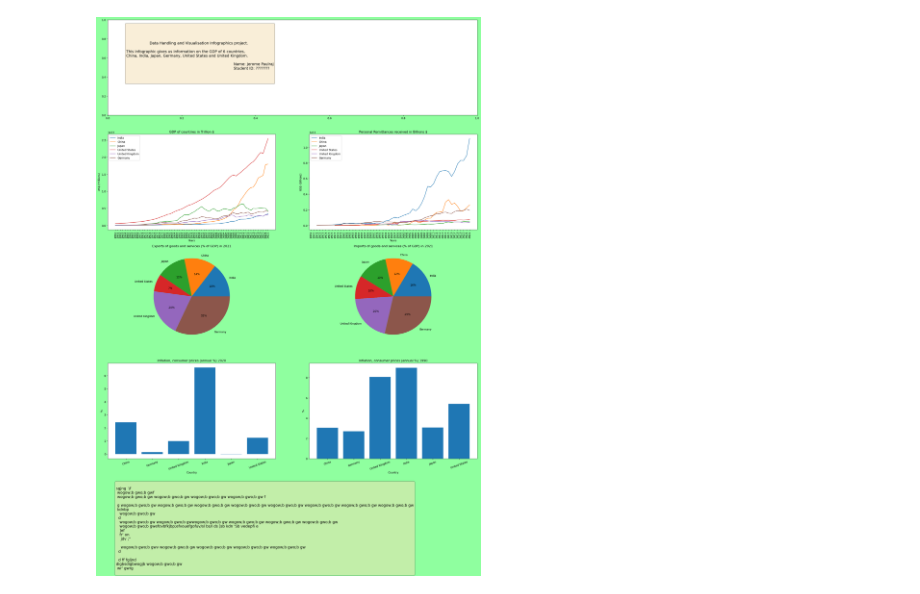
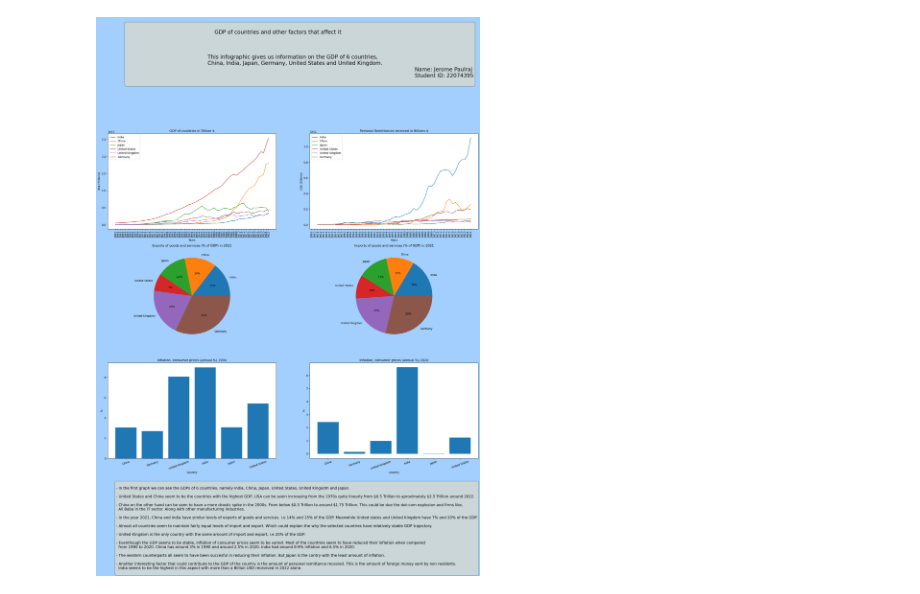
Before and after one commit to jerome-p/DHV_infographics_project, a Jupyter notebook: DHV_Infographics_Project.ipynb, the cells around one changed output. Cells and saved outputs as stored; diff of their text form; code cells hidden in the pictures.

Commit message:
Updated Code. Need to rename functions and clean up code. Also need to Shift all code into one cell. Maybe try and make the image look better.

```diff
--- a/DHV_Infographics_Project.ipynb
+++ b/DHV_Infographics_Project.ipynb
@@ -396,47 +186,29 @@ data, dataT = load_data(
     'economy_growth.csv',
     countries)
 
-# gs = gridspec.GridSpec(3, 3)
-# ax1 = plt.subplot(gs[25,:])
 
-# fig1, ax = plt.subplots(7, 1, figsize = [25, 25])
 fig = plt.figure(figsize=[25,25])
+
 
 # plt.suptitle('Test Title - 22078325792', verticalalignment='top')
 
 plt.subplot(711)
-# props = dict(boxstyle='round', facecolor='wheat', alpha=0.5)
+props = dict(boxstyle='round', facecolor='wheat', alpha=0.5)
 
 textstr = """
+                                                    GDP of countries and other factors that affect it
 
 
 
-                    Data Handling and Visualisation Infographics project.
-
-This infographic gives us information on the GDP of 6 countries,
-China, India, Japan, Germany, United States and United Kingdom.
-
-                                                                                            Name: Jerome Paulraj
-                                                                                            Student ID: ???????
-
-
+                                                This infographic gives us information on the GDP of 6 countries,
+                                                China, India, Japan, Germany, United States and United Kingdom.
+                                                                                                                                                                          Name: Jerome Paulraj
+                                                                                                                                                                          Student ID: 22074395
  """
 
-# plt.axis('off')
-plt.text(0.05, 0.95, textstr, bbox=props,fontsize=14, va='top')
+plt.axis('off')
+plt.text(0.05, 0.95, textstr, bbox=props,fontsize=20, verticalalignment='top')
 
-
-# plt.subplot(722)
-
-# props = dict(boxstyle='round', facecolor='wheat', alpha=0.5)
-
-# textstr = """
-# Name: Jerome Paulraj
-# Student ID: ???????
-#  """
-
-# plt.axis('off')
-# plt.text(0.05, 0.95, textstr, fontsize=14,bbox=props,verticalalignment='center')
 
 
 plt.subplot(723)
@@ -493,11 +265,21 @@ generate_pie_chart(
     'Imports of goods and services (% of GDP)'
 )
 
+plt.subplot(7,2,7)
 
-plt.subplot(727)
+generate_bar_plot(
+    data,
+    1990,
+    'Inflation, consumer prices (annual %)',
+    image_name='population_growth_2020',
+    title="Inflation, consumer prices (annual %) 1990"
+)
+
+
+
+plt.subplot(728)
 # fig4, ax4 = plt.subplots(1,2)
 
-# Generating barplot of popultion growth of countries in the year 2020
 generate_bar_plot(
     data,
     2020,
@@ -507,59 +289,49 @@ generate_bar_plot(
 )
 
 
-plt.subplot(7,2,8)
-
-# Generating barplot of popultion growth of countries in the year 1990
-generate_bar_plot(
-    data,
-    1990,
-    'Inflation, consumer prices (annual %)',
-    image_name='population_growth_2020',
-    title="Inflation, consumer prices (annual %) 1990"
-)
 
 plt.subplot(7,2,9)
 
 # fig5, ax5 = plt.subplots(1,2)
 props = dict(boxstyle='round', facecolor='wheat', alpha=0.5)
 
 textstr = """
-sgjng  \\f
- wogow;b gwo;b gwf
- wogow;b gwo;b gw wogow;b gwo;b gw wogow;b gwo;b gw wogow;b gwo;b gw f
+- In the first graph we can see the GDPs of 6 countries, namely India, China, Japan, United States, United Kingodm and Japan.
 
- g wogow;b gwo;b gw wogow;b gwo;b gw wogow;b gwo;b gw wogow;b gwo;b gw wogow;b gwo;b gw wogow;b gwo;b gw wogow;b gwo;b gw wogow;b gwo;b gw
- kdnbp
-   wogow;b gwo;b gw
-  d
-   wogow;b gwo;b gw wogow;b gwo;b gwwogow;b gwo;b gw wogow;b gwo;b gw wogow;b gwo;b gw wogow;b gwo;b gw
-   wogow;b gwo;b gwefovbfkjbp;efvouefgofuv/sl bs/l ds ]sb kdn 'Sb vedepfi e
-   ]ef
-   fr' on
-    jdv ;''
+- United States and China seem to be the countries with the highest GDP, USA can be seein increasing from the 1970s quite linearly from \$0.5 Trillion to aproximately \$2.5 Trillion around 2022.
 
-    wogow;b gwo;b gwv wogow;b gwo;b gw wogow;b gwo;b gw wogow;b gwo;b gw wogow;b gwo;b gw
-  d
+- China on the other hand can be seen to have a more drastic spike in the 2000s. From below \$0.5 Trillion to around \$1.75 Trillion. This could be due the dot-com explosion and firms like,
+  Ali Baba in the IT sector. Along with other manufacturing industries.
 
-  d ff fgljnd
-digbsdigbwogjb wogow;b gwo;b gw
- wr' gwrg
+- In the year 2021, China and India have similar levels of exports of goods and services. i.e 14% and 15% of the GDP. Meanwhile United states and United Kingdom have 7% and 20% of the GDP.
+
+- Almost all countries seem to maintain fairly equal levels of import and export. Which could explain the why the selected countries have relatively stable GDP trajectory.
+
+- United Kingdom is the only country with the same amount of import and export, i.e 20% of the GDP.
+
+- Eventhough the GDP seems to be stable, inflation of consumer prices seem to be varied. Most of the countries seem to have reduced their inflation when compared
+  from 1990 to 2020. China has around 3% in 1990 and around 2.5% in 2020. India had around 8-9% inflation and 6.5% in 2020.
+
+- The western counterparts all seem to have been succesful in reducing their inflation. But Japan is the contry with the least amount of inflation.
+
+- Another interesting factor that could contribute to the GDP of the country is the amount of personal remittance recevied. This is the amount of foreign money sent by non residents.
+  India seems to be the highest in this aspect with more than a Billion USD recevived in 2022 alone.
  """
 
 # plt.figtext(0,0,textstr, fontsize = 10)
 
 plt.text(0.05, 0.95, textstr, fontsize=14,bbox=props,verticalalignment='top')
 # plt.tight_layout()
 plt.subplots_adjust(top = 1.75)
 
 plt.axis('off')
 
-fig.patch.set_facecolor('xkcd:mint green')
+fig.patch.set_facecolor('xkcd:baby blue')
 
 
 # plt.title('RfdsdS')
 
 plt.savefig('test.png', bbox_inches='tight',
                 dpi=300)
 # %% [output]
-[figure, old version]
+[figure, new version]
```
Also changed, not shown: parts of 1 cell of this notebook, 1 other file.
